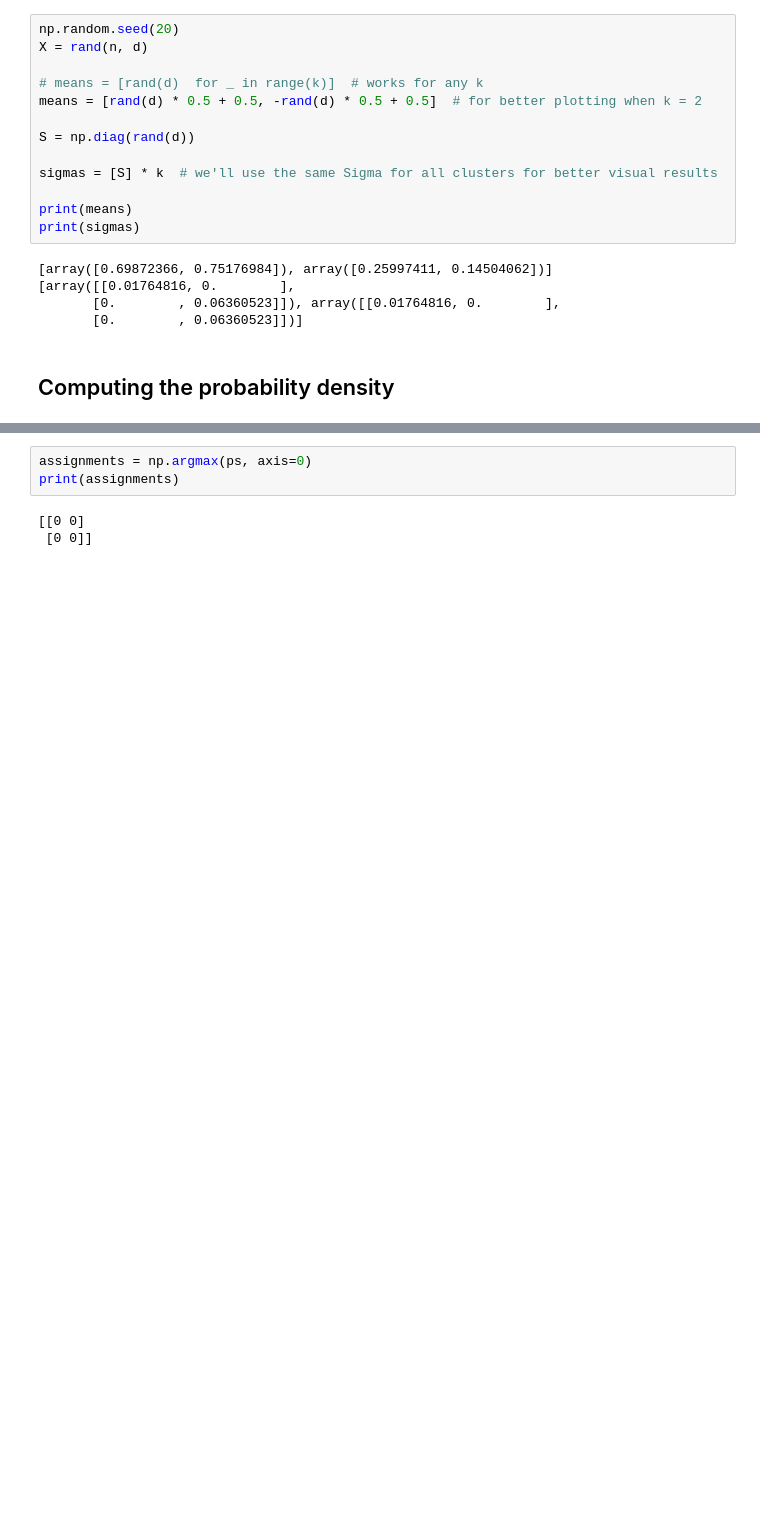
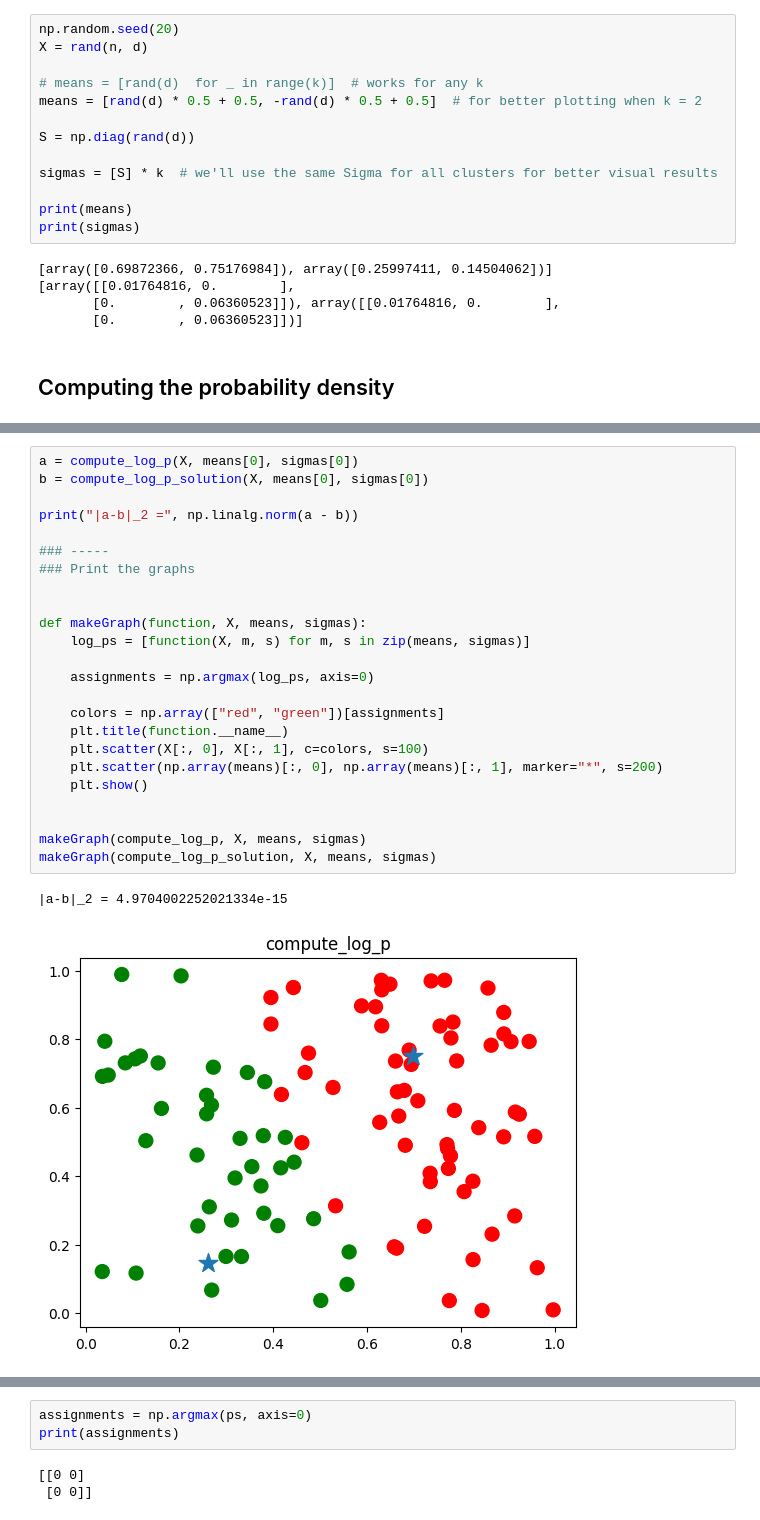
Before and after one commit to eb73/ML_course, a Jupyter notebook: labs/ex01/template/taskC.ipynb, the cells around one changed output, grey strips where cells are left out. Saved outputs shown, nothing was run; the diff lists cells and outputs as text; blank space fills up the shorter version.

```diff
--- a/labs/ex01/template/taskC.ipynb
+++ b/labs/ex01/template/taskC.ipynb
@@ -52,0 +70,27 @@ def compute_p(X, mean, sigma):
+# %%
+a = compute_log_p(X, means[0], sigmas[0])
+b = compute_log_p_solution(X, means[0], sigmas[0])
+
+print("|a-b|_2 =", np.linalg.norm(a - b))
+
+### -----
+### Print the graphs
+
+
+def makeGraph(function, X, means, sigmas):
+    log_ps = [function(X, m, s) for m, s in zip(means, sigmas)]
+
+    assignments = np.argmax(log_ps, axis=0)
+
+    colors = np.array(["red", "green"])[assignments]
+    plt.title(function.__name__)
+    plt.scatter(X[:, 0], X[:, 1], c=colors, s=100)
+    plt.scatter(np.array(means)[:, 0], np.array(means)[:, 1], marker="*", s=200)
+    plt.show()
+
+
+makeGraph(compute_log_p, X, means, sigmas)
+makeGraph(compute_log_p_solution, X, means, sigmas)
+# %% [output]
+|a-b|_2 = 4.9704002252021334e-15
+[figure, added]
```
Also changed, not shown: parts of 3 cells of this notebook, 3 other files.
